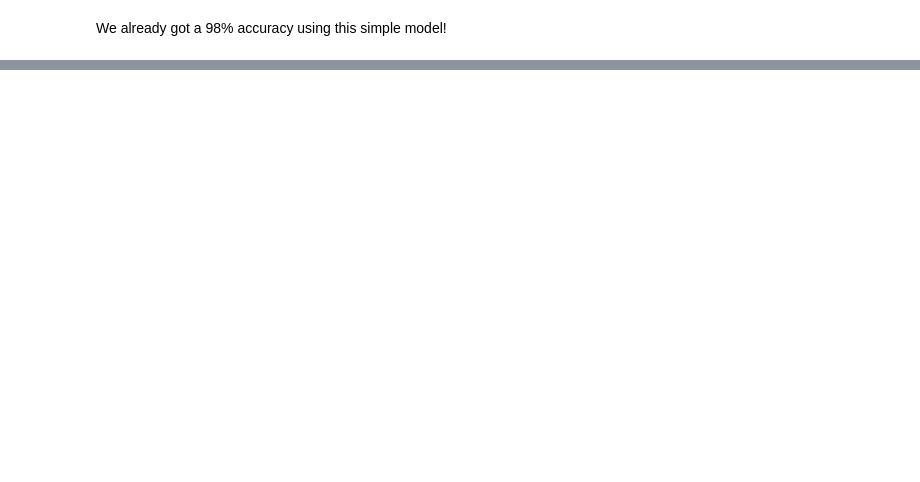
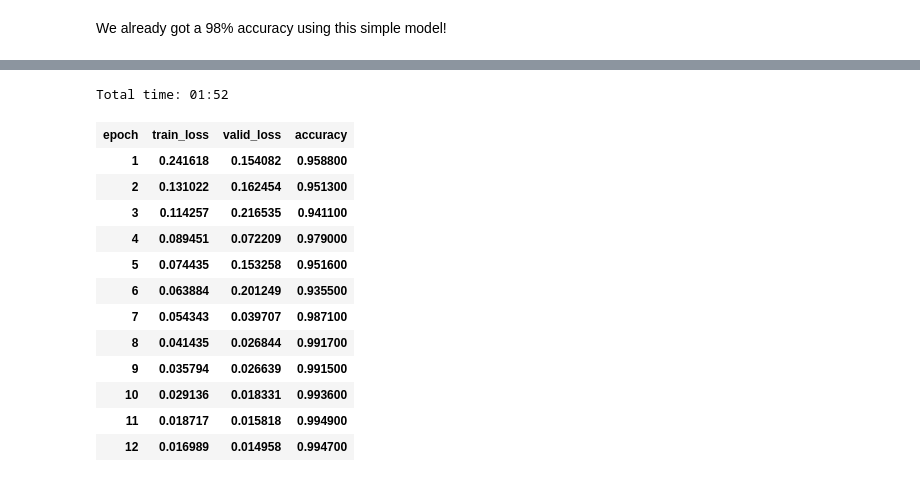
Before and after one commit to thelazyoxymoron/fastai-live-course, a Jupyter notebook: lesson-7-mnist-resnet.ipynb, the cells around one changed output, grey strips where cells are left out. Cells and saved outputs as stored; diff of their text form; code cells hidden in the pictures; blank space fills up the shorter version.

```diff
--- a/lesson-7-mnist-resnet.ipynb
+++ b/lesson-7-mnist-resnet.ipynb
@@ -278,0 +392,17 @@ We already got a 98% accuracy using this simple model!
+# %%
+learn.fit_one_cycle(12, max_lr = 0.05)
+# %% [output]
+Total time: 01:52
+| epoch | train_loss | valid_loss | accuracy |
+| 1 | 0.241618 | 0.154082 | 0.958800 |
+| 2 | 0.131022 | 0.162454 | 0.951300 |
+| 3 | 0.114257 | 0.216535 | 0.941100 |
+| 4 | 0.089451 | 0.072209 | 0.979000 |
+| 5 | 0.074435 | 0.153258 | 0.951600 |
+| 6 | 0.063884 | 0.201249 | 0.935500 |
+| 7 | 0.054343 | 0.039707 | 0.987100 |
+| 8 | 0.041435 | 0.026844 | 0.991700 |
+| 9 | 0.035794 | 0.026639 | 0.991500 |
+| 10 | 0.029136 | 0.018331 | 0.993600 |
+| 11 | 0.018717 | 0.015818 | 0.994900 |
+| 12 | 0.016989 | 0.014958 | 0.994700 |
```
Also changed, not shown: parts of 24 cells of this notebook.
